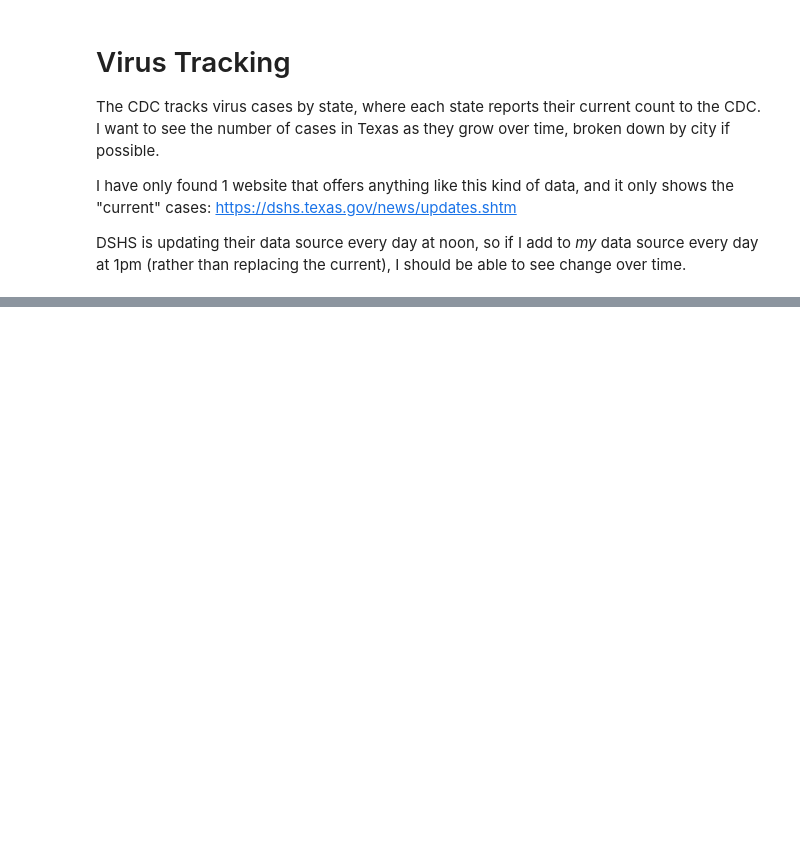
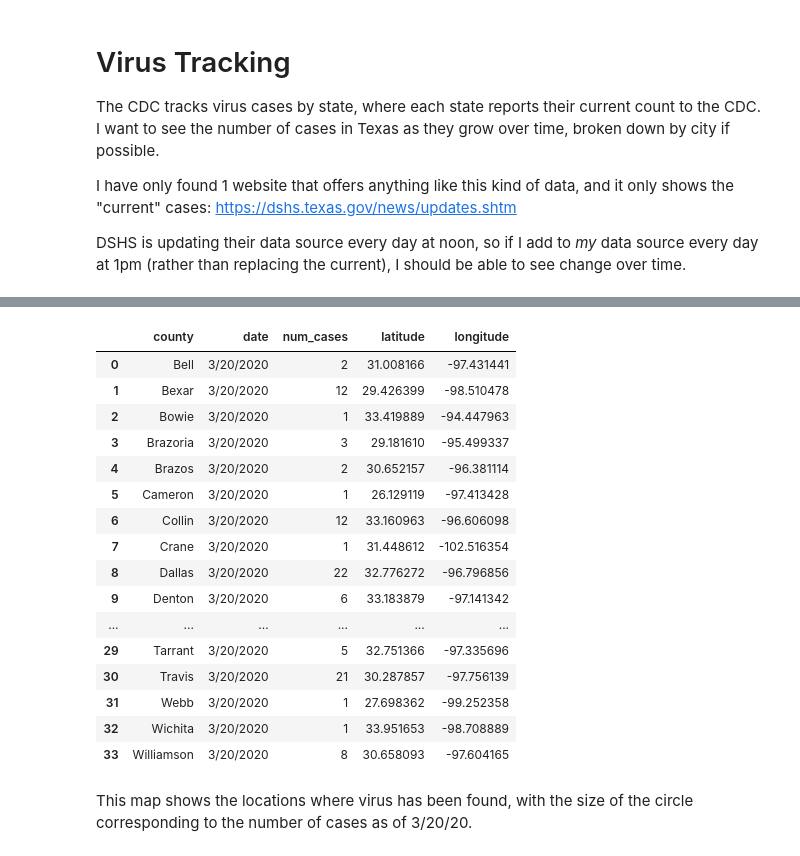
Before and after one commit to treytomes/covid-19-tracking, a Jupyter notebook: Virus Tracking.ipynb, the cells around one changed output, grey strips where cells are left out. Drawn from its saved outputs; the diff is of its cells as text; code cells hidden in the pictures; blank space fills up the shorter version.

```diff
--- a/Virus Tracking.ipynb
+++ b/Virus Tracking.ipynb
@@ -58,0 +56,35 @@ display(df_num_cases)
+# %%
+# Add the latitude and longitude of each county to the grid.
+
+import geopy
+from geopy.extra.rate_limiter import RateLimiter
+
+locator = geopy.Nominatim(user_agent="myGeocoder")
+geocode = RateLimiter(locator.geocode, min_delay_seconds=0.1)
+
+df_num_cases["point"] = (df_num_cases["county"] + ", TX").apply(geocode)
+
+df_num_cases[['latitude', 'longitude']] = pd.DataFrame([(p.latitude, p.longitude) for p in df_num_cases["point"].tolist()])
+df_num_cases = df_num_cases.drop(["point"], axis=1)
+
+display(df_num_cases)
+# %% [output]
+|  | county | date | num_cases | latitude | longitude |
+| 0 | Bell | 3/20/2020 | 2 | 31.008166 | -97.431441 |
+| 1 | Bexar | 3/20/2020 | 12 | 29.426399 | -98.510478 |
+| 2 | Bowie | 3/20/2020 | 1 | 33.419889 | -94.447963 |
+| 3 | Brazoria | 3/20/2020 | 3 | 29.181610 | -95.499337 |
+| 4 | Brazos | 3/20/2020 | 2 | 30.652157 | -96.381114 |
+| 5 | Cameron | 3/20/2020 | 1 | 26.129119 | -97.413428 |
+| 6 | Collin | 3/20/2020 | 12 | 33.160963 | -96.606098 |
+| 7 | Crane | 3/20/2020 | 1 | 31.448612 | -102.516354 |
+| 8 | Dallas | 3/20/2020 | 22 | 32.776272 | -96.796856 |
+| 9 | Denton | 3/20/2020 | 6 | 33.183879 | -97.141342 |
+| ... | ... | ... | ... | ... | ... |
+| 29 | Tarrant | 3/20/2020 | 5 | 32.751366 | -97.335696 |
+| 30 | Travis | 3/20/2020 | 21 | 30.287857 | -97.756139 |
+| 31 | Webb | 3/20/2020 | 1 | 27.698362 | -99.252358 |
+| 32 | Wichita | 3/20/2020 | 1 | 33.951653 | -98.708889 |
+| 33 | Williamson | 3/20/2020 | 8 | 30.658093 | -97.604165 |
+# %% [markdown]
+This map shows the locations where virus has been found, with the size of the circle corresponding to the number of cases as of 3/20/20.
```
Also changed, not shown: parts of 2 cells of this notebook, 1 other file.
